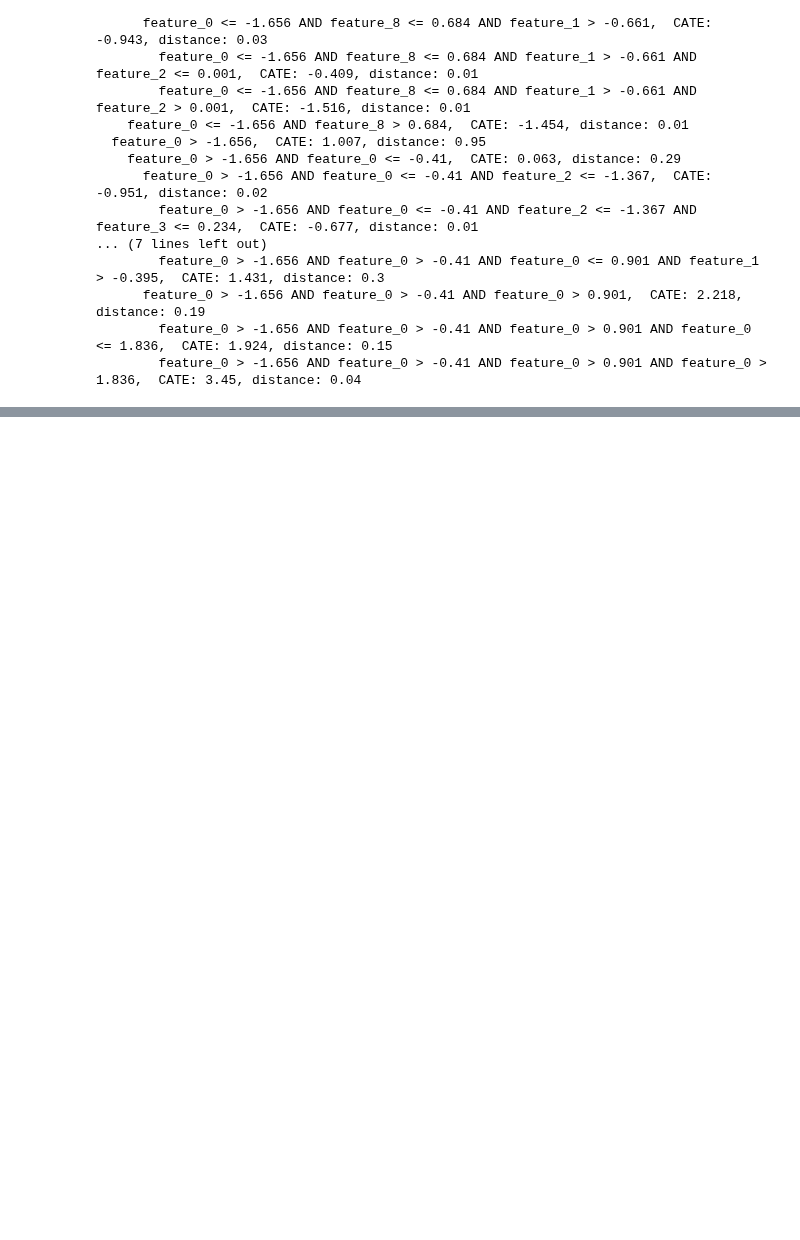
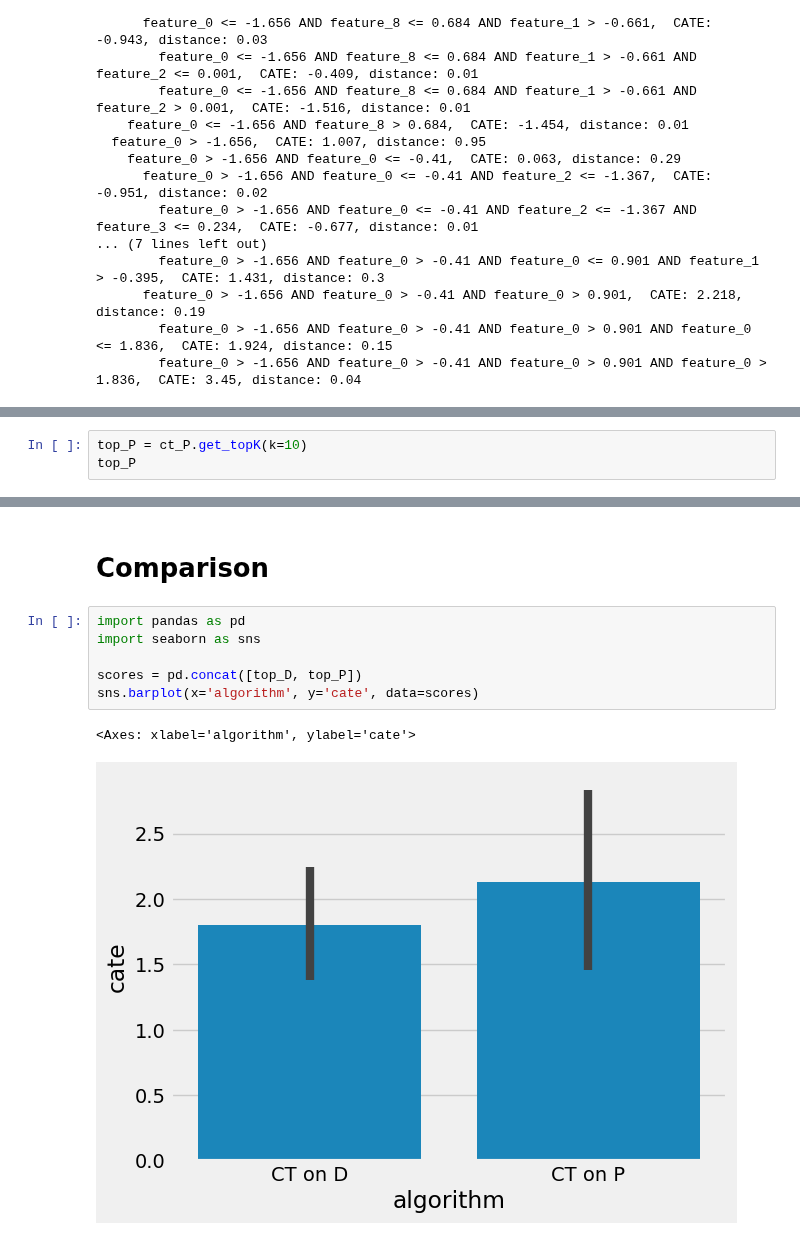
Before and after one commit to antonismand/Query-Driven-Data-Exploration-with-Heterogeneous-Treatment-Effects, a Jupyter notebook: CT.ipynb, the cells around one changed output, grey strips where cells are left out. Saved outputs shown, nothing was run; the diff lists cells and outputs as text; blank space fills up the shorter version.

Commit message:
comparison ct on D and P

```diff
--- a/CT.ipynb
+++ b/CT.ipynb
@@ -69,0 +100,3 @@ Depth: 2.9
+# %%
+top_P = ct_P.get_topK(k=10)
+top_P
@@ -69,0 +119,11 @@ Depth: 2.9
+# %% [markdown]
+# Comparison
+# %%
+import pandas as pd
+import seaborn as sns
+
+scores = pd.concat([top_D, top_P])
+sns.barplot(x='algorithm', y='cate', data=scores)
+# %% [output]
+<Axes: xlabel='algorithm', ylabel='cate'>
+[figure, added]
```
Also changed, not shown: parts of 8 cells of this notebook, 1 other file.
